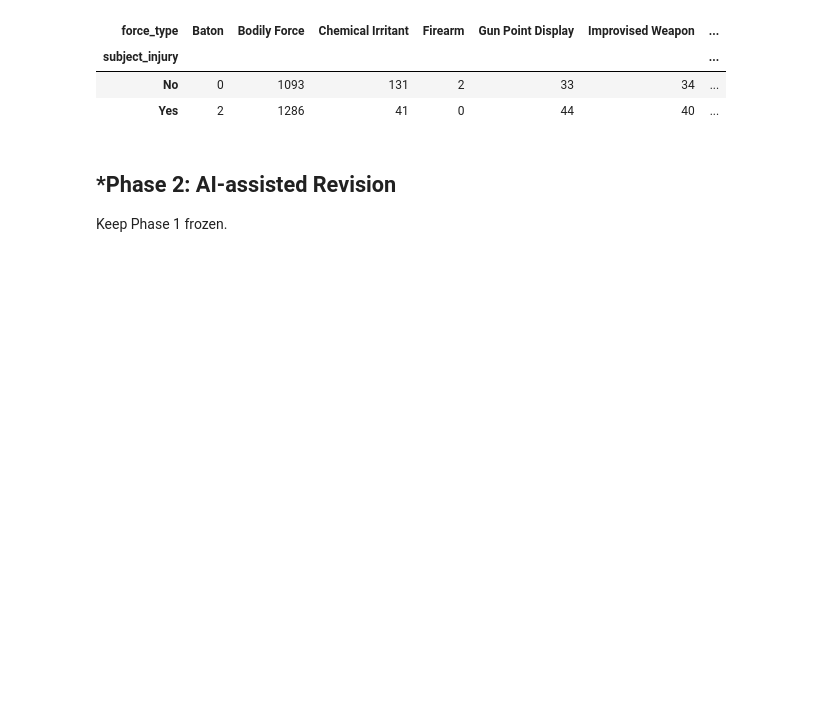
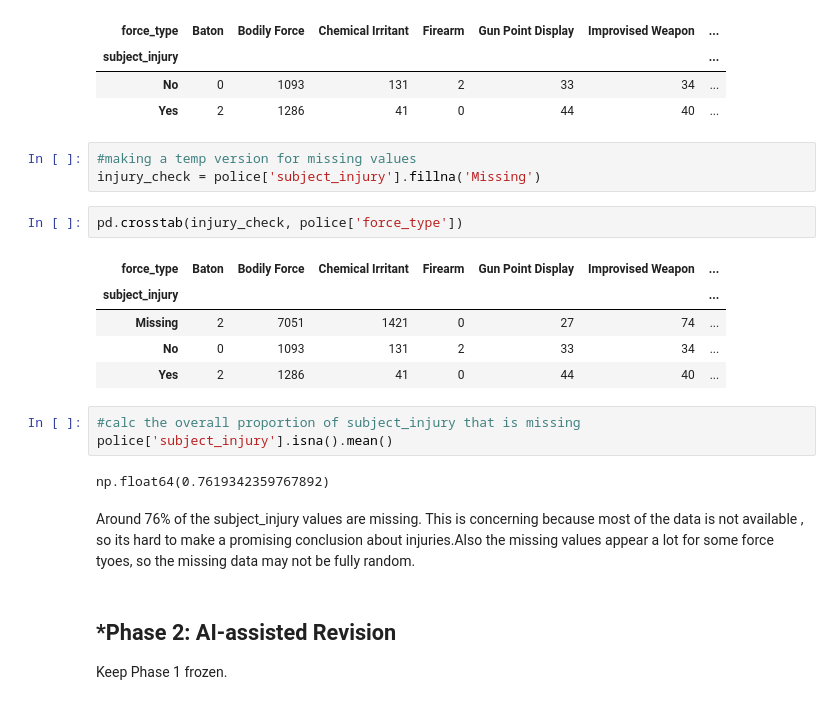
Before and after one commit to raffaellaalpaca-ai/A01-data-wrangling, a Jupyter notebook: notebook.ipynb, the cells around one changed output. Drawn from its saved outputs; the diff is of its cells as text; blank space fills up the shorter version.

Commit message:
analyzed missing injury values

```diff
--- a/notebook.ipynb
+++ b/notebook.ipynb
@@ -159,6 +159,24 @@ pd.crosstab(police['subject_injury'], police['force_type'])
 | subject_injury |  |  |  |  |  |  | ... |
 | No | 0 | 1093 | 131 | 2 | 33 | 34 | ... |
 | Yes | 2 | 1286 | 41 | 0 | 44 | 40 | ... |
+# %%
+#making a temp version for missing values
+injury_check = police['subject_injury'].fillna('Missing')
+# %%
+pd.crosstab(injury_check, police['force_type'])
+# %% [output]
+| force_type | Baton | Bodily Force | Chemical Irritant | Firearm | Gun Point Display | Improvised Weapon | ... |
+| subject_injury |  |  |  |  |  |  | ... |
+| Missing | 2 | 7051 | 1421 | 0 | 27 | 74 | ... |
+| No | 0 | 1093 | 131 | 2 | 33 | 34 | ... |
+| Yes | 2 | 1286 | 41 | 0 | 44 | 40 | ... |
+# %%
+#calc the overall proportion of subject_injury that is missing
+police['subject_injury'].isna().mean()
+# %% [output]
+np.float64(0.7619342359767892)
+# %% [markdown]
+Around 76% of the subject_injury values are missing. This is concerning because most of the data is not available , so its hard to make a promising conclusion about injuries.Also the missing values appear a lot for some force tyoes, so the missing data may not be fully random.
 # %% [markdown]
 ## *Phase 2: AI-assisted Revision
 Keep Phase 1 frozen.
```
